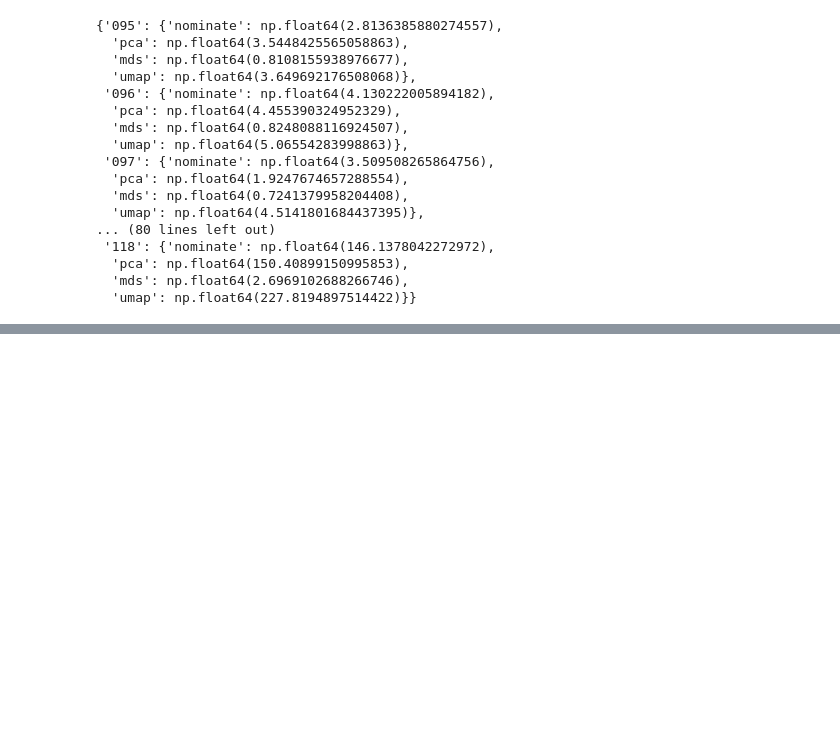
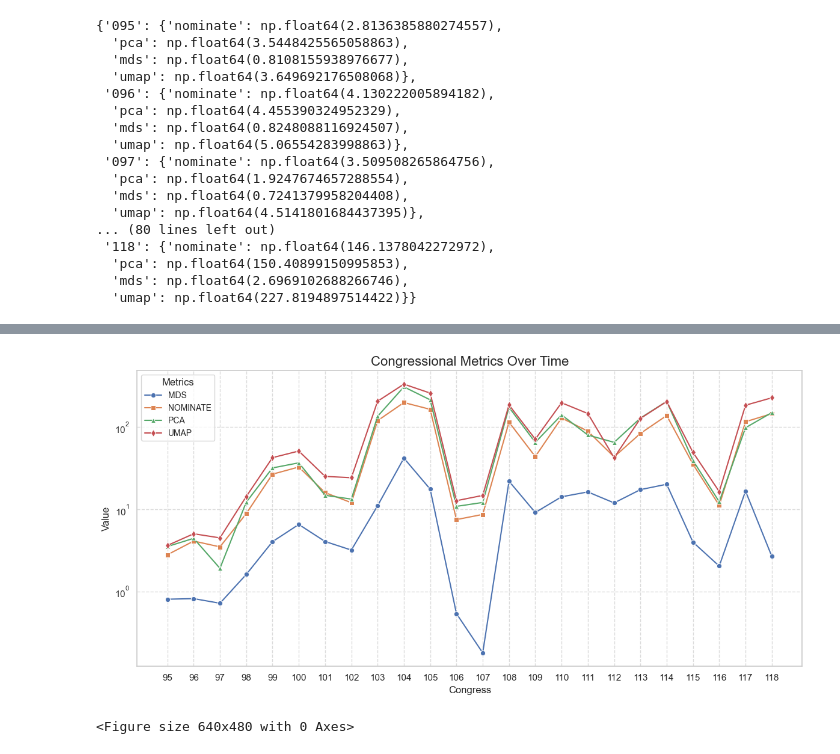
Before and after one commit to Lukas1930/Polarization, a Jupyter notebook: Polarization_Calculation.ipynb, the cells around one changed output, grey strips where cells are left out. Cells and saved outputs as stored; diff of their text form; code cells hidden in the pictures; blank space fills up the shorter version.

Commit message:
logscale metrics

```diff
--- a/Polarization_Calculation.ipynb
+++ b/Polarization_Calculation.ipynb
@@ -833,0 +752,54 @@ plt.show()
+# %%
+
+results = pd.read_csv("data/USA/results/polarization_scores.csv")
+records = []
+for congress, metrics in results.items():
+    record = {'congress': congress}
+    record.update(metrics)
+    records.append(record)
+
+# Create DataFrame and handle missing values
+df = pd.DataFrame(records)
+df = df.sort_values('congress')
+df_transposed = df.set_index(df.columns[0]).T
+#df_transposed.pop('congress')
+df_transposed
+# Assuming df_transposed is your DataFrame with columns: congress, mds, nominate, pca, umap
+# and congress is the column to be used as x-axis
+
+# Set the style
+sns.set(style="whitegrid")
+plt.figure(figsize=(12, 6))
+
+# Create the line plot
+sns.lineplot(data=df_transposed, x='congress', y='mds', marker='o', label='MDS')
+sns.lineplot(data=df_transposed, x='congress', y='nominate', marker='s', label='NOMINATE')
+sns.lineplot(data=df_transposed, x='congress', y='pca', marker='^', label='PCA')
+sns.lineplot(data=df_transposed, x='congress', y='umap', marker='d', label='UMAP')
+
+plt.yscale('log')
+
+
+# Customize the plot
+plt.title('Congressional Metrics Over Time', fontsize=16)
+plt.xlabel('Congress', fontsize=12)
+plt.ylabel('Value', fontsize=12)
+plt.legend(title='Metrics', fontsize=10)
+
+# Make sure x-axis shows integer values for Congress
+plt.xticks(df_transposed['congress'])
+
+# Add grid for better readability
+plt.grid(True, linestyle='--', alpha=0.7)
+
+# Tight layout to ensure everything fits
+plt.tight_layout()
+
+# Show the plot
+plt.show()
+
+# Alternatively, save the figure
+plt.savefig('congress_metrics_logsclae.png', dpi=300, bbox_inches='tight')
+# %% [output]
+[figure, added]
+<Figure size 640x480 with 0 Axes>
```
Also changed, not shown: parts of 2 cells of this notebook, 1 other file.
